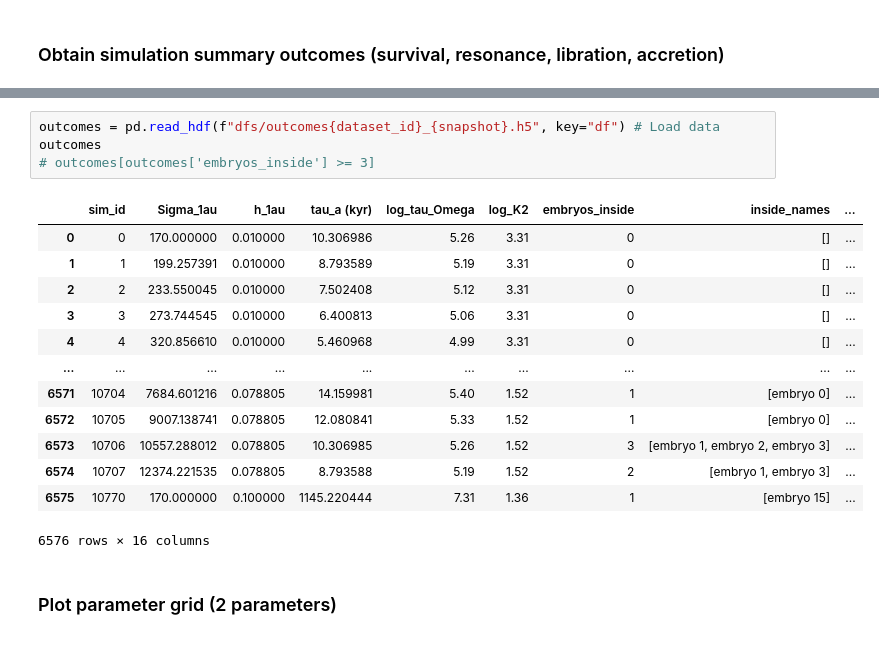
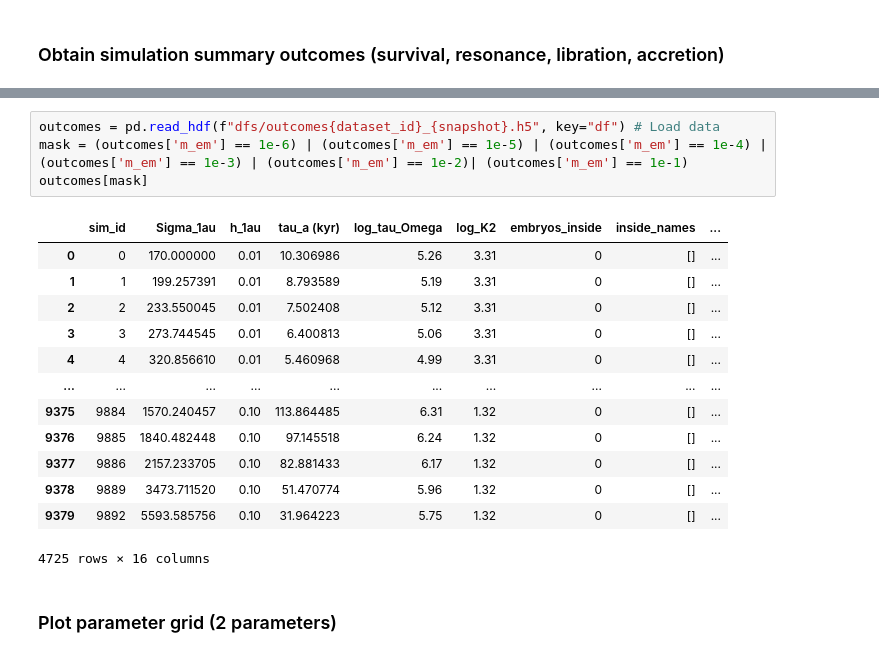
Before and after one commit to dchen10Git/uh-ifa-reu-2026, a Jupyter notebook: analyze_sims.ipynb, the cells around one changed output, grey strips where cells are left out. Drawn from its saved outputs; the diff is of its cells as text.

```diff
--- a/analyze_sims.ipynb
+++ b/analyze_sims.ipynb
@@ -586,21 +487,21 @@ Accretion df collected
 # %%
 outcomes = pd.read_hdf(f"dfs/outcomes{dataset_id}_{snapshot}.h5", key="df") # Load data
-outcomes
-# outcomes[outcomes['embryos_inside'] >= 3]
+mask = (outcomes['m_em'] == 1e-6) | (outcomes['m_em'] == 1e-5) | (outcomes['m_em'] == 1e-4) | (outcomes['m_em'] == 1e-3) | (outcomes['m_em'] == 1e-2)| (outcomes['m_em'] == 1e-1)
+outcomes[mask]
 # %% [output]
 |  | sim_id | Sigma_1au | h_1au | tau_a (kyr) | log_tau_Omega | log_K2 | embryos_inside | inside_names | ... |
-| 0 | 0 | 170.000000 | 0.010000 | 10.306986 | 5.26 | 3.31 | 0 | [] | ... |
-| 1 | 1 | 199.257391 | 0.010000 | 8.793589 | 5.19 | 3.31 | 0 | [] | ... |
-| 2 | 2 | 233.550045 | 0.010000 | 7.502408 | 5.12 | 3.31 | 0 | [] | ... |
-| 3 | 3 | 273.744545 | 0.010000 | 6.400813 | 5.06 | 3.31 | 0 | [] | ... |
-| 4 | 4 | 320.856610 | 0.010000 | 5.460968 | 4.99 | 3.31 | 0 | [] | ... |
+| 0 | 0 | 170.000000 | 0.01 | 10.306986 | 5.26 | 3.31 | 0 | [] | ... |
+| 1 | 1 | 199.257391 | 0.01 | 8.793589 | 5.19 | 3.31 | 0 | [] | ... |
+| 2 | 2 | 233.550045 | 0.01 | 7.502408 | 5.12 | 3.31 | 0 | [] | ... |
+| 3 | 3 | 273.744545 | 0.01 | 6.400813 | 5.06 | 3.31 | 0 | [] | ... |
+| 4 | 4 | 320.856610 | 0.01 | 5.460968 | 4.99 | 3.31 | 0 | [] | ... |
 | ... | ... | ... | ... | ... | ... | ... | ... | ... | ... |
-| 6571 | 10704 | 7684.601216 | 0.078805 | 14.159981 | 5.40 | 1.52 | 1 | [embryo 0] | ... |
-| 6572 | 10705 | 9007.138741 | 0.078805 | 12.080841 | 5.33 | 1.52 | 1 | [embryo 0] | ... |
-| 6573 | 10706 | 10557.288012 | 0.078805 | 10.306985 | 5.26 | 1.52 | 3 | [embryo 1, embryo 2, embryo 3] | ... |
-| 6574 | 10707 | 12374.221535 | 0.078805 | 8.793588 | 5.19 | 1.52 | 2 | [embryo 1, embryo 3] | ... |
-| 6575 | 10770 | 170.000000 | 0.100000 | 1145.220444 | 7.31 | 1.36 | 1 | [embryo 15] | ... |
+| 9375 | 9884 | 1570.240457 | 0.10 | 113.864485 | 6.31 | 1.32 | 0 | [] | ... |
+| 9376 | 9885 | 1840.482448 | 0.10 | 97.145518 | 6.24 | 1.32 | 0 | [] | ... |
+| 9377 | 9886 | 2157.233705 | 0.10 | 82.881433 | 6.17 | 1.32 | 0 | [] | ... |
+| 9378 | 9889 | 3473.711520 | 0.10 | 51.470774 | 5.96 | 1.32 | 0 | [] | ... |
+| 9379 | 9892 | 5593.585756 | 0.10 | 31.964223 | 5.75 | 1.32 | 0 | [] | ... |
-6576 rows × 16 columns
+4725 rows × 16 columns
 # %% [markdown]
 ### Plot parameter grid (2 parameters)
 # %%
```
Also changed, not shown: parts of 5 cells of this notebook, 9 other files.
